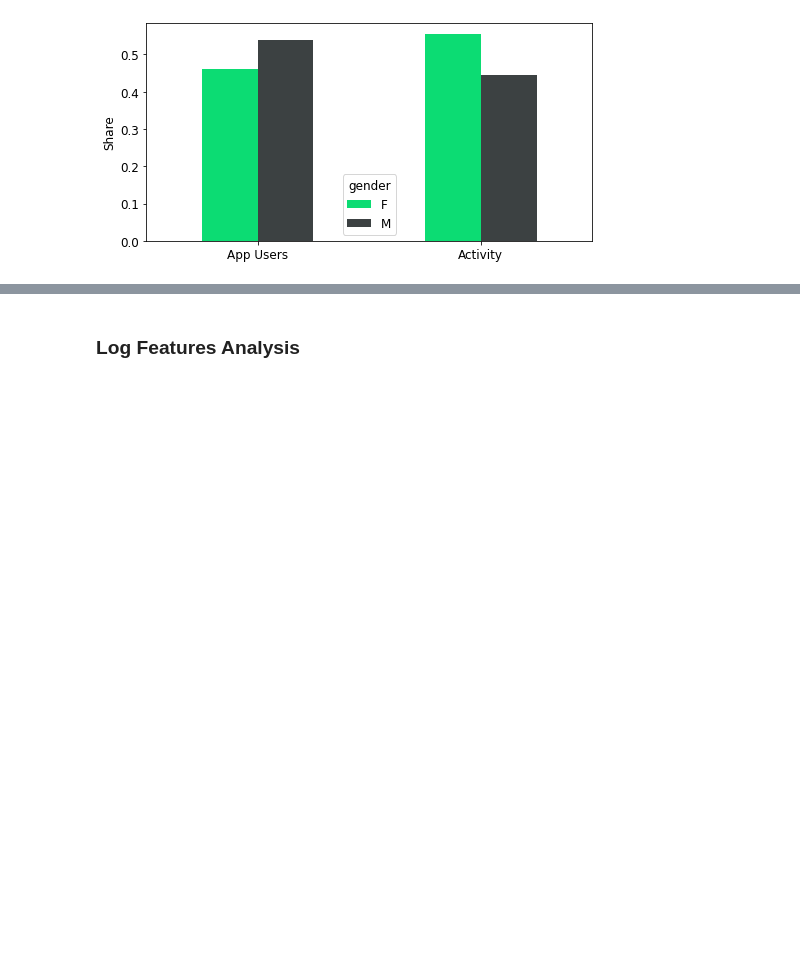
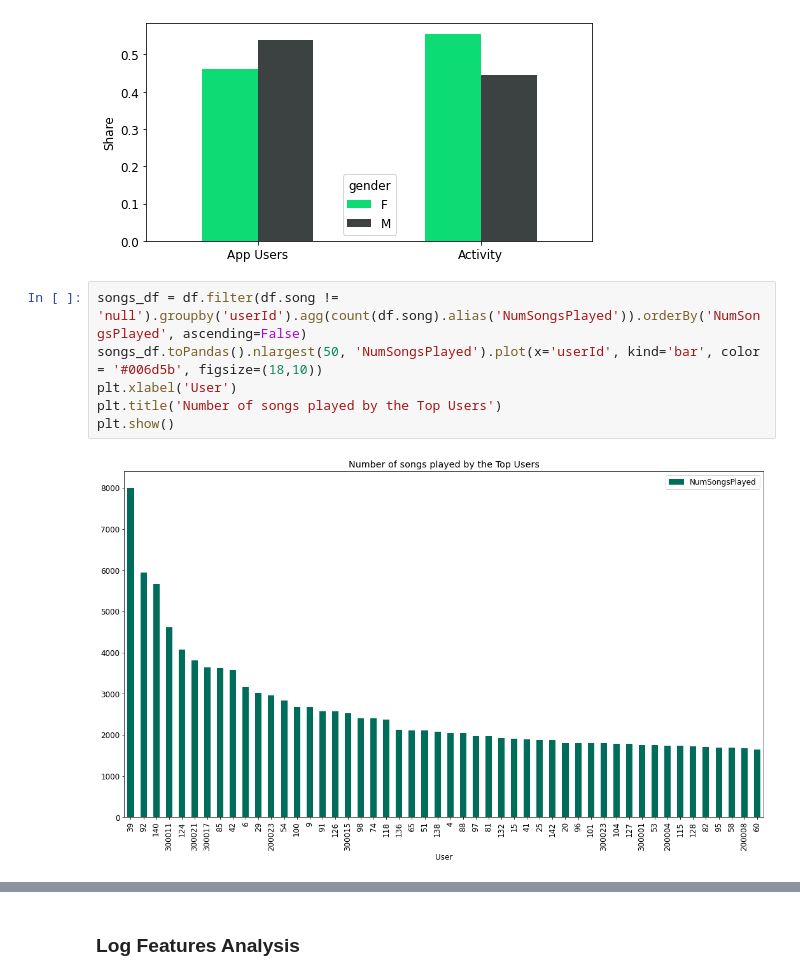
Before and after one commit to isakkabir/isakkabir-Customer-Churn-Prediction-Music-Streaming, a Jupyter notebook: CustomeChurnPrediction.ipynb, the cells around one changed output, grey strips where cells are left out. Saved outputs shown, nothing was run; the diff lists cells and outputs as text; blank space fills up the shorter version.

```diff
--- a/CustomeChurnPrediction.ipynb
+++ b/CustomeChurnPrediction.ipynb
@@ -335,3 +345,11 @@ comparison.transpose().plot.bar(rot = 0, color = [color1, color2]);
 plt.ylabel('Share');
 # %% [output]
 [figure]
+# %%
+songs_df = df.filter(df.song != 'null').groupby('userId').agg(count(df.song).alias('NumSongsPlayed')).orderBy('NumSongsPlayed', ascending=False)
+songs_df.toPandas().nlargest(50, 'NumSongsPlayed').plot(x='userId', kind='bar', color = '#006d5b', figsize=(18,10))
+plt.xlabel('User')
+plt.title('Number of songs played by the Top Users')
+plt.show()
+# %% [output]
+[figure, added]
```
Also changed, not shown: parts of 11 cells of this notebook.
